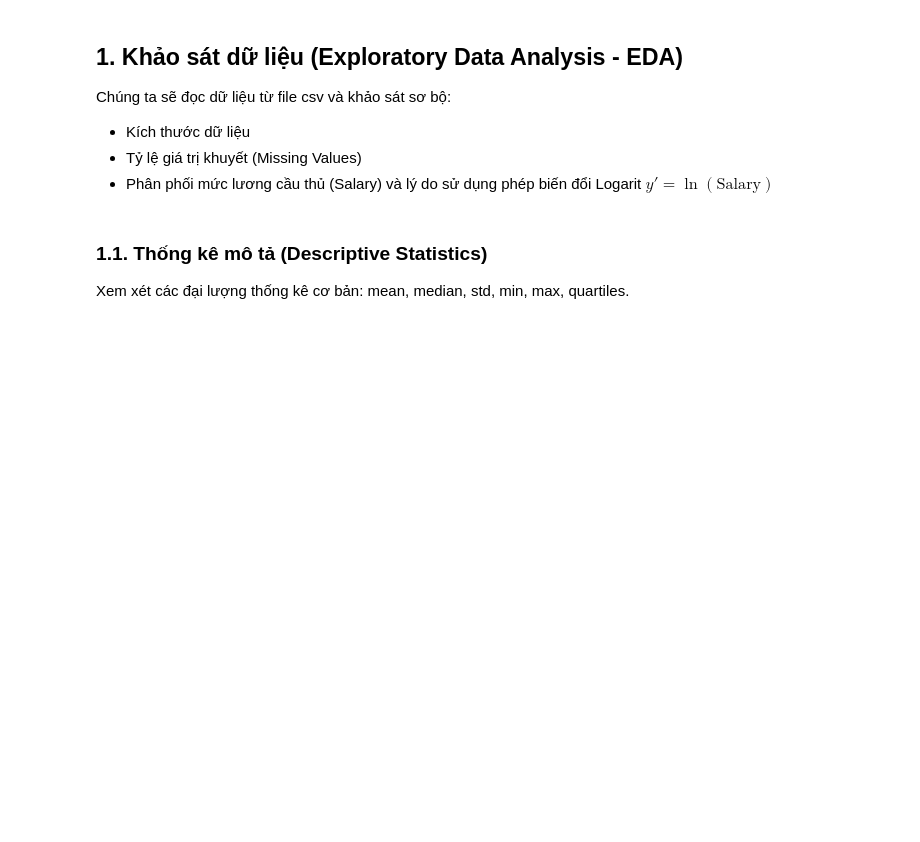
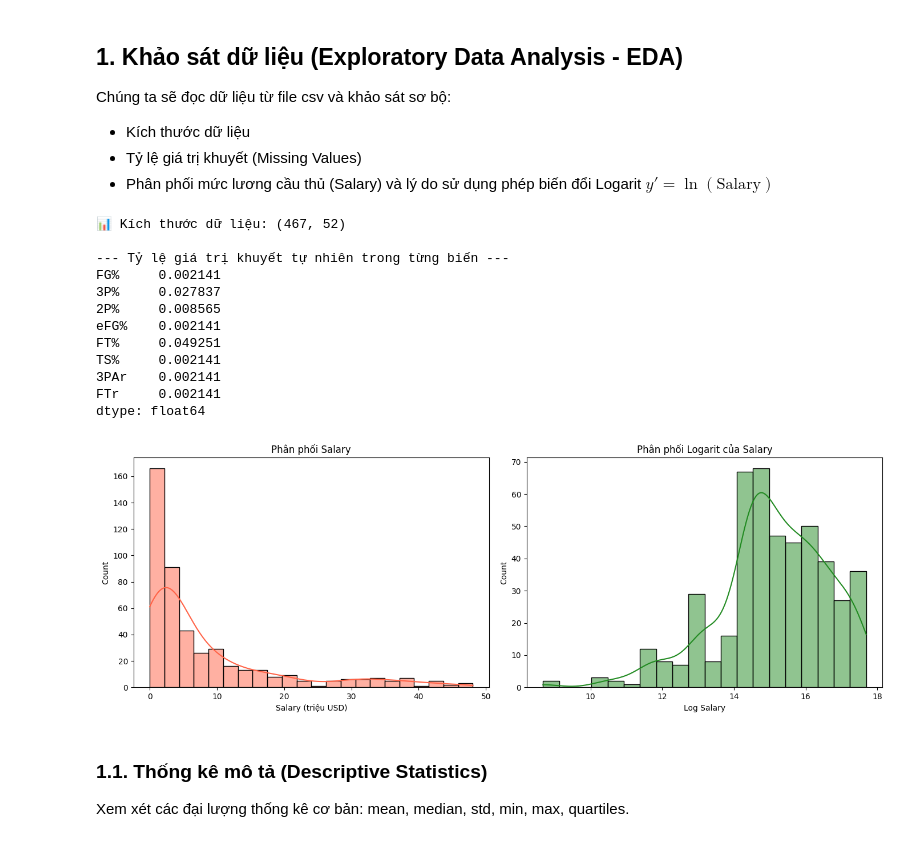
Before and after one commit to NTBao-coder/Data-Fitting, a Jupyter notebook: part2_notebook.ipynb, the cells around one changed output. Drawn from its saved outputs; the diff is of its cells as text; code cells hidden in the pictures; blank space fills up the shorter version.

```diff
--- a/part2_notebook.ipynb
+++ b/part2_notebook.ipynb
@@ -12,34 +12,48 @@ Chúng ta sẽ đọc dữ liệu từ file csv và khảo sát sơ bộ:
 # %%
 import sys
 import os
 sys.path.append(os.path.abspath(os.path.join(os.getcwd())))
 import pandas as pd
 import numpy as np
 import matplotlib.pyplot as plt
 import seaborn as sns
 import os
 
 data_path = 'part2/data/nba_salary_raw.csv'
 if not os.path.exists(data_path):
     data_path = 'part2/data/nba_salaries.csv'
 df = pd.read_csv(data_path)
 
 print("📊 Kích thước dữ liệu:", df.shape)
-print("\n--- Tỷ lệ giá trị khuyết tự nhiên trong từng đặc trưng ---")
+print("\n--- Tỷ lệ giá trị khuyết tự nhiên trong từng biến ---")
 missing = df.isnull().mean()
 print(missing[missing > 0])
 
 # Trực quan phân phối mức lương
 fig, axes = plt.subplots(1, 2, figsize=(14, 5))
 sns.histplot(df['Salary'] / 1e6, kde=True, ax=axes[0], color='tomato')
-axes[0].set_xlabel('Salary (Millions USD)')
-axes[0].set_title('Phân phối Lương (Bị lệch phải nặng)')
+axes[0].set_xlabel('Salary (triệu USD)')
+axes[0].set_title('Phân phối Salary')
 
 sns.histplot(np.log(df['Salary']), kde=True, ax=axes[1], color='forestgreen')
 axes[1].set_xlabel('Log Salary')
-axes[1].set_title('Phân phối Log Lương (Phân phối chuẩn hơn)')
+axes[1].set_title('Phân phối Logarit của Salary')
 plt.tight_layout()
 plt.show()
+# %% [output]
+📊 Kích thước dữ liệu: (467, 52)
+
+--- Tỷ lệ giá trị khuyết tự nhiên trong từng biến ---
+FG%     0.002141
+3P%     0.027837
+2P%     0.008565
+eFG%    0.002141
+FT%     0.049251
+TS%     0.002141
+3PAr    0.002141
+FTr     0.002141
+dtype: float64
+[figure, added]
 # %% [markdown]
 ### 1.1. Thống kê mô tả (Descriptive Statistics)
 Xem xét các đại lượng thống kê cơ bản: mean, median, std, min, max, quartiles.
```
Also changed, not shown: parts of 8 cells of this notebook, 8 other files.
